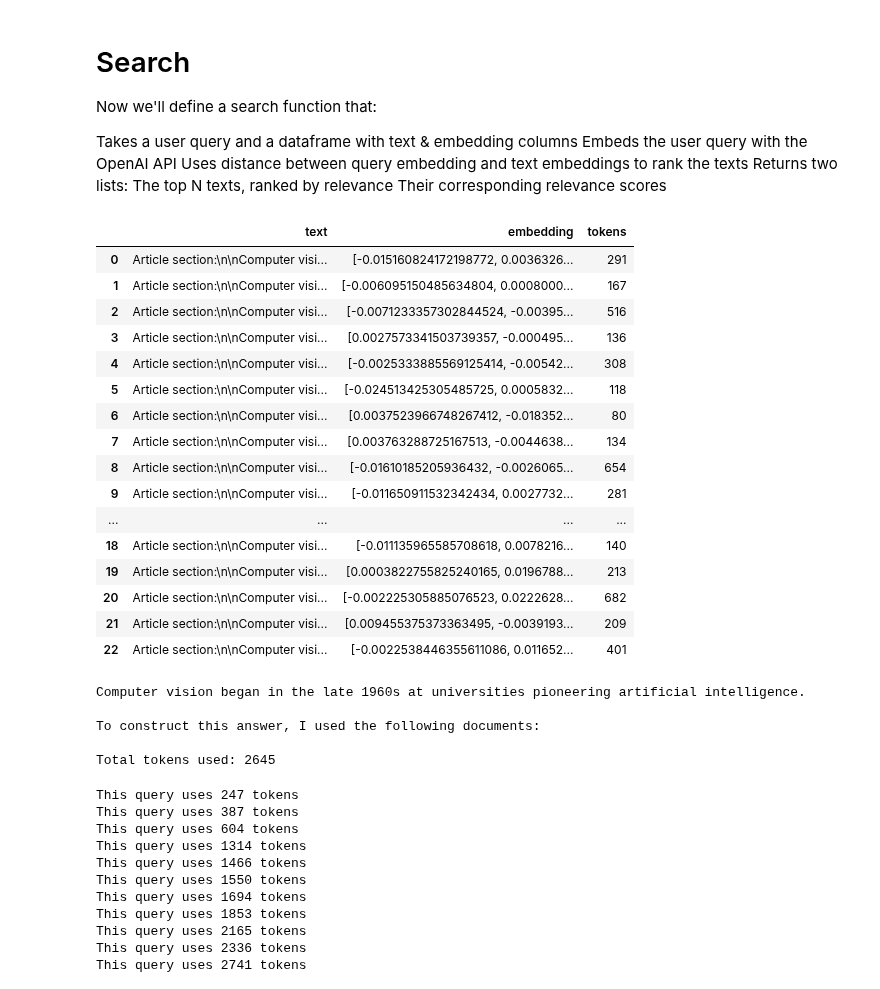
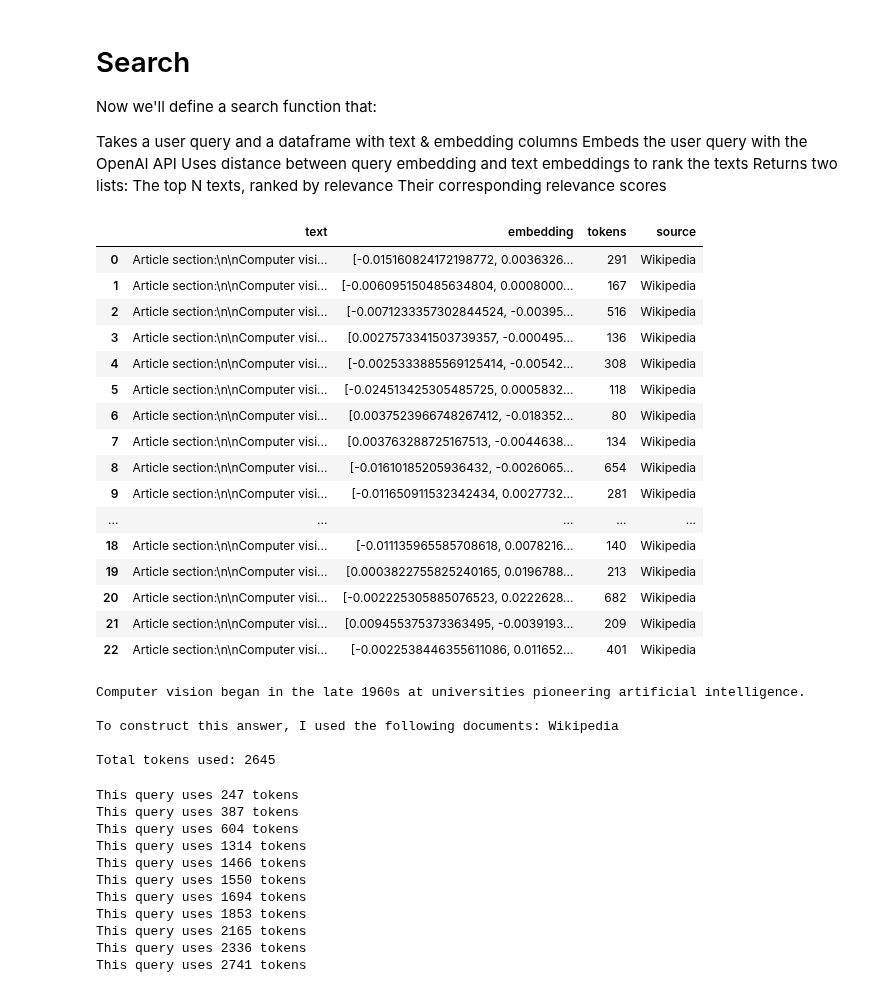
Before and after one commit to pointonjoel/MSc-Diss, a Jupyter notebook: code/main.ipynb, the cells around one changed output. Saved outputs shown, nothing was run; the diff lists cells and outputs as text; code cells hidden in the pictures.

Commit message:
code updates and todo list

```diff
--- a/code/main.ipynb
+++ b/code/main.ipynb
@@ -341,37 +341,39 @@ Their corresponding relevance scores
 # %%
 # lod data from csv
 df = pd.read_csv(SAVE_PATH)
 # convert embeddings from CSV str type back to list type
 df['embedding'] = df['embedding'].apply(ast.literal_eval)
 
 # Format the df
 def format_knowledge_and_calc_tokens(
         knowledge_df: pd.DataFrame,
         model: str = GPT_MODEL,
 ) -> pd.DataFrame:
     knowledge_df['text'] = 'Article section:\n\n' + knowledge_df['text']
     knowledge_df['tokens'] = knowledge_df["text"].apply(lambda x: num_tokens(x, model=model))
     return knowledge_df
 df = format_knowledge_and_calc_tokens(df)
+
+df['source'] = 'Wikipedia'
 df
 # %% [output]
-|  | text | embedding | tokens |
-| 0 | Article section:\n\nComputer visi... | [-0.015160824172198772, 0.0036326... | 291 |
-| 1 | Article section:\n\nComputer visi... | [-0.006095150485634804, 0.0008000... | 167 |
-| 2 | Article section:\n\nComputer visi... | [-0.0071233357302844524, -0.00395... | 516 |
-| 3 | Article section:\n\nComputer visi... | [0.0027573341503739357, -0.000495... | 136 |
-| 4 | Article section:\n\nComputer visi... | [-0.0025333885569125414, -0.00542... | 308 |
-| 5 | Article section:\n\nComputer visi... | [-0.024513425305485725, 0.0005832... | 118 |
-| 6 | Article section:\n\nComputer visi... | [0.0037523966748267412, -0.018352... | 80 |
-| 7 | Article section:\n\nComputer visi... | [0.003763288725167513, -0.0044638... | 134 |
-| 8 | Article section:\n\nComputer visi... | [-0.01610185205936432, -0.0026065... | 654 |
-| 9 | Article section:\n\nComputer visi... | [-0.011650911532342434, 0.0027732... | 281 |
-| ... | ... | ... | ... |
-| 18 | Article section:\n\nComputer visi... | [-0.011135965585708618, 0.0078216... | 140 |
-| 19 | Article section:\n\nComputer visi... | [0.0003822755825240165, 0.0196788... | 213 |
-| 20 | Article section:\n\nComputer visi... | [-0.002225305885076523, 0.0222628... | 682 |
-| 21 | Article section:\n\nComputer visi... | [0.009455375373363495, -0.0039193... | 209 |
-| 22 | Article section:\n\nComputer visi... | [-0.0022538446355611086, 0.011652... | 401 |
+|  | text | embedding | tokens | source |
+| 0 | Article section:\n\nComputer visi... | [-0.015160824172198772, 0.0036326... | 291 | Wikipedia |
+| 1 | Article section:\n\nComputer visi... | [-0.006095150485634804, 0.0008000... | 167 | Wikipedia |
+| 2 | Article section:\n\nComputer visi... | [-0.0071233357302844524, -0.00395... | 516 | Wikipedia |
+| 3 | Article section:\n\nComputer visi... | [0.0027573341503739357, -0.000495... | 136 | Wikipedia |
+| 4 | Article section:\n\nComputer visi... | [-0.0025333885569125414, -0.00542... | 308 | Wikipedia |
+| 5 | Article section:\n\nComputer visi... | [-0.024513425305485725, 0.0005832... | 118 | Wikipedia |
+| 6 | Article section:\n\nComputer visi... | [0.0037523966748267412, -0.018352... | 80 | Wikipedia |
+| 7 | Article section:\n\nComputer visi... | [0.003763288725167513, -0.0044638... | 134 | Wikipedia |
+| 8 | Article section:\n\nComputer visi... | [-0.01610185205936432, -0.0026065... | 654 | Wikipedia |
+| 9 | Article section:\n\nComputer visi... | [-0.011650911532342434, 0.0027732... | 281 | Wikipedia |
+| ... | ... | ... | ... | ... |
+| 18 | Article section:\n\nComputer visi... | [-0.011135965585708618, 0.0078216... | 140 | Wikipedia |
+| 19 | Article section:\n\nComputer visi... | [0.0003822755825240165, 0.0196788... | 213 | Wikipedia |
+| 20 | Article section:\n\nComputer visi... | [-0.002225305885076523, 0.0222628... | 682 | Wikipedia |
+| 21 | Article section:\n\nComputer visi... | [0.009455375373363495, -0.0039193... | 209 | Wikipedia |
+| 22 | Article section:\n\nComputer visi... | [-0.0022538446355611086, 0.011652... | 401 | Wikipedia |
 # %%
 # calculate similarity score
 def similarity(query_embedding: list,
@@ -415,7 +417,7 @@ def query_message(
     model: str,
     token_limit: int,
     # show_source: bool = True,
-) -> str:
+) -> tuple[str, pd.DataFrame]:
     """Uses the most relevant texts from the knowledge dataframe to construct a message that can then be fed into GPT."""
     ranked_knowledge = knowledge_ranked_by_similarity(query, knowledge)
     introduction = f'Use the below article on {CHATBOT_KNOWLEDGE_TOPIC} to answer the subsequent question. If the answer cannot be found in the articles, write "{ANSWER_NOT_FOUND_MSG}". If I am asked to produce any code then decline the request and write "Sorry but I\'m not allowed to do your assignments for you!"' # The longer this is, the more tokens it uses!
@@ -426,7 +428,7 @@ def query_message(
     ranked_and_filtered_knowledge = ranked_knowledge.loc[ranked_knowledge['cumulative_tokens']<token_limit]# Filter knowledge to ensure we have enough tokens to provide a response
     combined_knowledge_string = ''.join(list(ranked_and_filtered_knowledge['text']))
     combined_knowledge_string = '\n\n' + combined_knowledge_string
-    return introduction + combined_knowledge_string + question # Adapt this to include the location of the text included in the message
+    return introduction + combined_knowledge_string + question, ranked_and_filtered_knowledge # Adapt this to include the location of the text included in the message
 
 
 def ask(
@@ -437,7 +439,7 @@ def ask(
     show_source: bool = True,
 ) -> str:
     """Uses GPT and a dataframe of relevant texts/embeddings (its knowledge) to answer a query."""
-    message = query_message(query, knowledge, model=model, token_limit=token_limit)
+    message, knowledge_used = query_message(query, knowledge, model=model, token_limit=token_limit)
     inputs = [
         {"role": "system", "content": f"You answer questions about {CHATBOT_KNOWLEDGE_TOPIC}."},
         {"role": "user", "content": message},
@@ -450,15 +452,23 @@ def ask(
     response_message = response["choices"][0]["message"]["content"]
     total_tokens_used = response['usage']['total_tokens']
     if show_source: # Use this to add the source it was taken from
-        response_message += f'\n\nTo construct this answer, I used the following documents:'
+        sources = list(set(knowledge_used['source']))
+        sources_string = ''.join(sources)
+        response_message += f'\n\nTo construct this answer, I used the following documents: {sources_string}'
     response_message += f"\n\nTotal tokens used: {total_tokens_used}"
     return response_message
 
 print(ask('How old is computer vision?', knowledge=df, show_source=True))
+# I need to make it more efficient on the number of tokens.
+
+# Todo:
+# Tweak the above code to make it work better
+# Substantially tweak the chunking code
+# Adapt it for more sources (e.g. PDF)
 # %% [output]
 Computer vision began in the late 1960s at universities pioneering artificial intelligence.
 
-To construct this answer, I used the following documents:
+To construct this answer, I used the following documents: Wikipedia
 
 Total tokens used: 2645
 # %%
```
Also changed, not shown: parts of 2 cells of this notebook.
